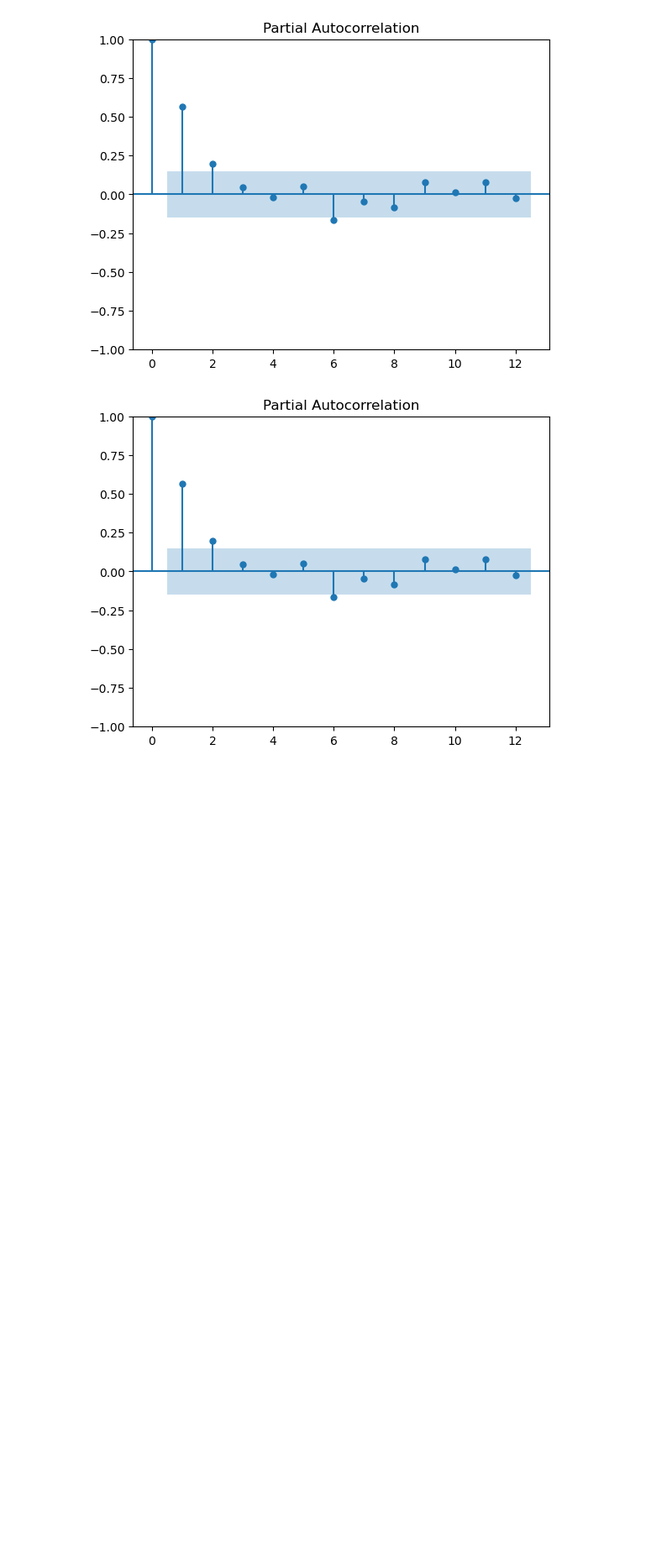
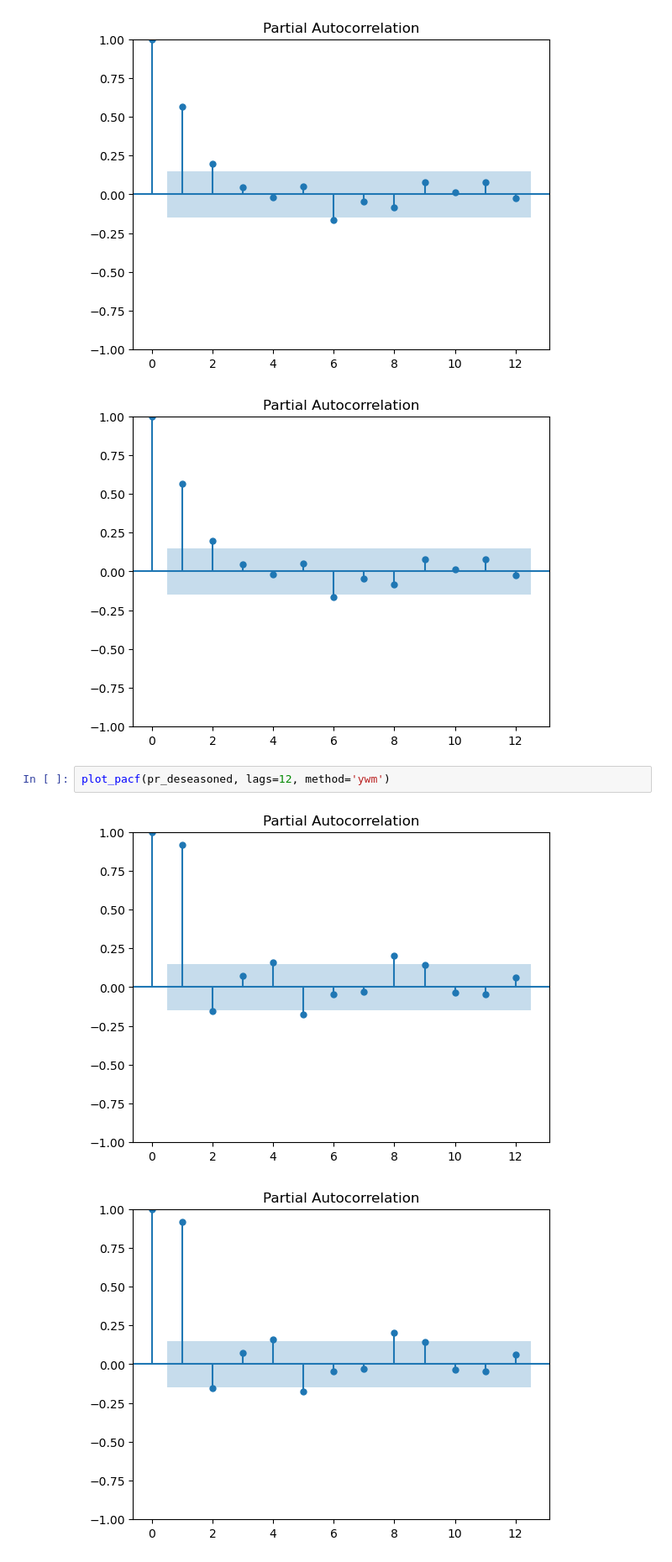
Before and after one commit to georgeHatem/FirstExampleForecast, a Jupyter notebook: ForecastExemple.ipynb, the cells around one changed output. Shown at 84% size. Drawn from its saved outputs; the diff is of its cells as text; blank space fills up the shorter version.

```diff
--- a/ForecastExemple.ipynb
+++ b/ForecastExemple.ipynb
@@ -188,4 +240,9 @@ plot_pacf(dem_deseasoned, lags=12, method='ywm')
 # %% [output]
 [figure]
 [figure]
+# %%
+plot_pacf(pr_deseasoned, lags=12, method='ywm')
+# %% [output]
+[figure, added]
+[figure, added]
 # %%
```
Also changed, not shown: parts of 30 cells of this notebook, 1 other file.
